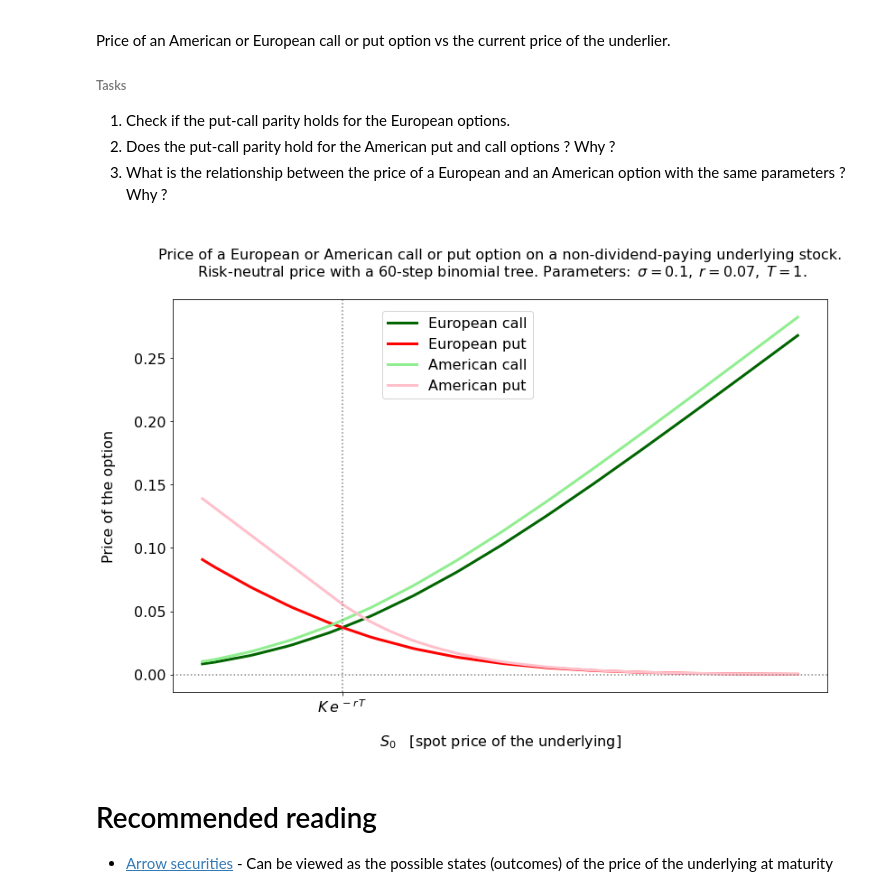
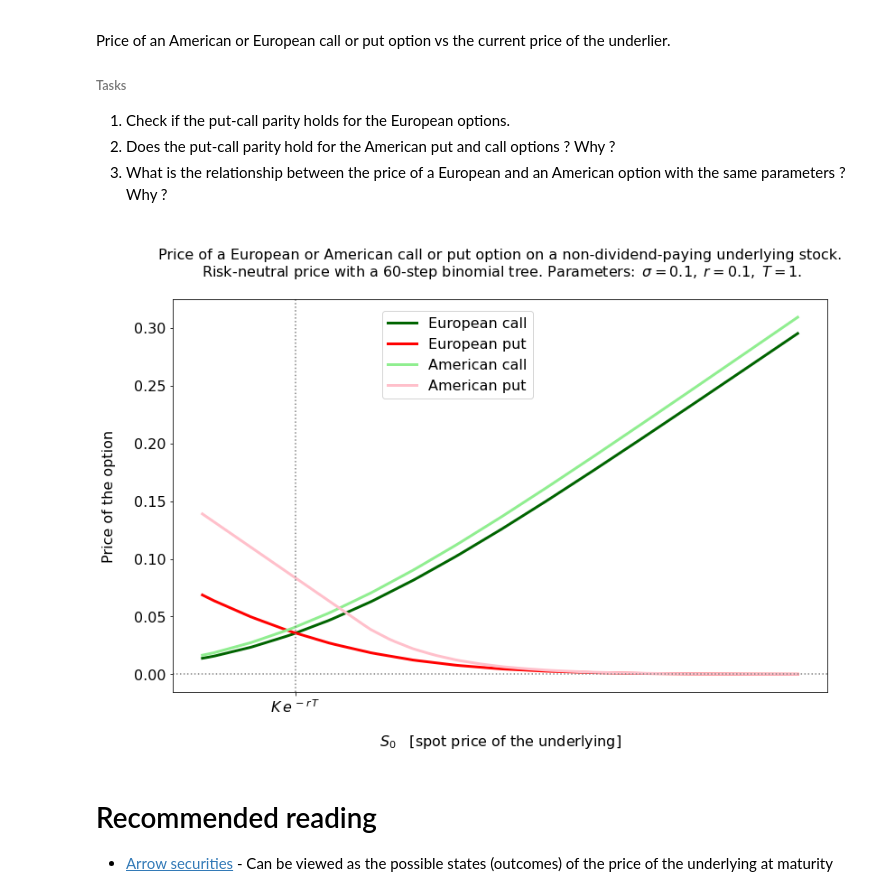
Before and after one commit to fij/btup, a Jupyter notebook: 04 Binomial Tree Model.ipynb, the cells around one changed output. Drawn from its saved outputs; the diff is of its cells as text; code cells hidden in the pictures.

```diff
--- a/04 Binomial Tree Model.ipynb
+++ b/04 Binomial Tree Model.ipynb
@@ -901,7 +914,7 @@ def plot_am_eu_call_put(color_list=None):
     assert isinstance(color_list, (list, tuple)), 'color_list has to be a list or tuple'
     assert len(color_list) == 4, 'color_list must have 4 items'
 
-    r = 0.07  # risk-free rate
+    r = 0.1  # risk-free rate
     T = 1.0  # time to maturity of the option (in years)
     sigma = 0.1  # constant volatility
     n = 60  # tree depth: number of levels of the binomial tree
@@ -916,34 +929,34 @@ def plot_am_eu_call_put(color_list=None):
     labelpad = 20
 
     # --- plotting ---
     plt.figure(figsize=figure_size)
     for color, (exercise_type, put_or_call) in zip(color_list, product(('european', 'american'), ('call', 'put'))):
         f_list = [binom_tree_pricer_american_or_european_call_or_put(
                       S0=S0, K=K, sigma=sigma, r=r, T=T, n=n, put_or_call=put_or_call, exercise_type=exercise_type)
                   for S0 in S0_list]
         plt.plot(S0_list, f_list, label='{} {}'.format(exercise_type.capitalize(), put_or_call), color=color,
                  linestyle='-', lw=linewidth)
 
     plt.legend(bbox_to_anchor=(0.55, .97), loc=1, borderaxespad=0., fontsize=my_fontsize)
     plt.title('\nPrice of a European or American call or put option on a non-dividend-paying underlying stock.\n'
               ' Risk-neutral price with a ${}$-step binomial tree. '.format(n) +
               'Parameters: $\,\sigma=${:.1g}, $\,r=${:.1g}, $\,T=${:.1g}.\n'.format(sigma, r, T), fontsize=my_fontsize)
     plt.xlabel('$S_0$   [spot price of the underlying]', fontsize=my_fontsize, labelpad=labelpad)
     plt.ylabel('Price of the option', fontsize=my_fontsize, labelpad=labelpad)
     plt.tick_params(labelsize=my_fontsize)
     plt.axhline(0, c='gray', ls='dotted')
     plt.axvline(K * np.exp(-r * T), c='gray', ls='dotted')
 
     ax = plt.gca()
     ax.set_xticks([K * np.exp(-r * T)])
     ax.set_xticklabels([r'$K\,e^{\,-r\,T}$'], fontsize=my_fontsize)
 
     plt.show()
 
 
 plot_am_eu_call_put(color_list=COLOR_LIST)
 # %% [output]
-[figure, old version]
+[figure, new version]
 # %% [markdown]
 # Recommended reading
 
```
Also changed, not shown: parts of 4 cells of this notebook, 1 other file.
